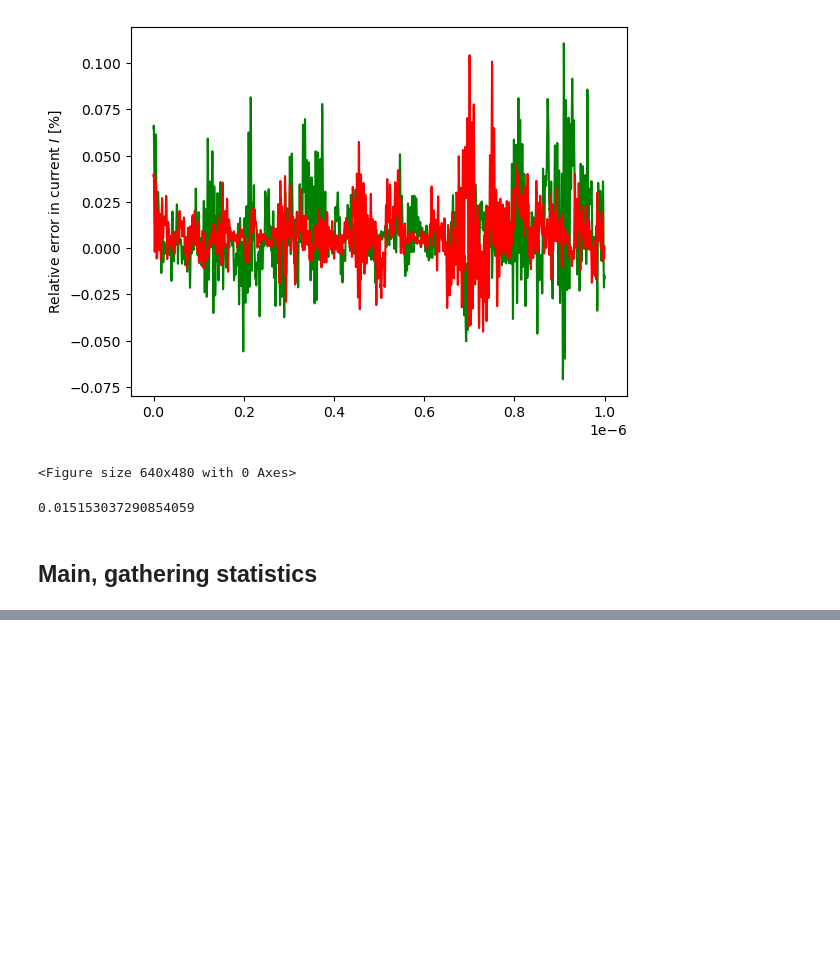
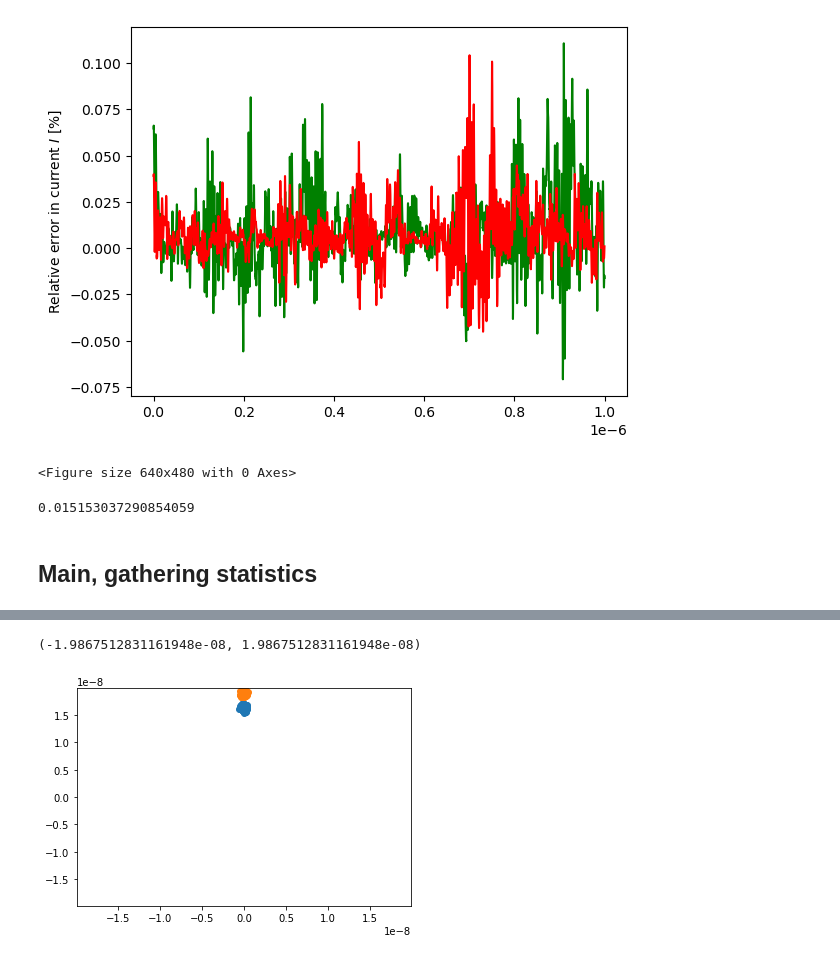
Before and after one commit to quantumJAK/Bayesian-measurment, a Jupyter notebook: Code/Reflectometry signal.ipynb, the cells around one changed output, grey strips where cells are left out. Drawn from its saved outputs; the diff is of its cells as text; code cells hidden in the pictures; blank space fills up the shorter version.

```diff
--- a/Code/Reflectometry signal.ipynb
+++ b/Code/Reflectometry signal.ipynb
@@ -305,0 +306,13 @@ for tn,Tf in enumerate(Tfs):
+# %%
+bits = np.array(bits==1)
+clrs = ["r","b"]
+Qs = np.array(Qs)
+Is = np.array(Is)
+#scatter with equal aspect ratio
+plt.scatter(Qs[bits==1],Is[bits==1])
+plt.scatter(Qs[bits==0],Is[bits==0])
+plt.xlim(-np.max(Is),np.max(Is))
+plt.ylim(-np.max(Is),np.max(Is))
+# %% [output]
+(-1.9867512831161948e-08, 1.9867512831161948e-08)
+[figure, added]
```
Also changed, not shown: parts of 4 cells of this notebook, 11 other files.
